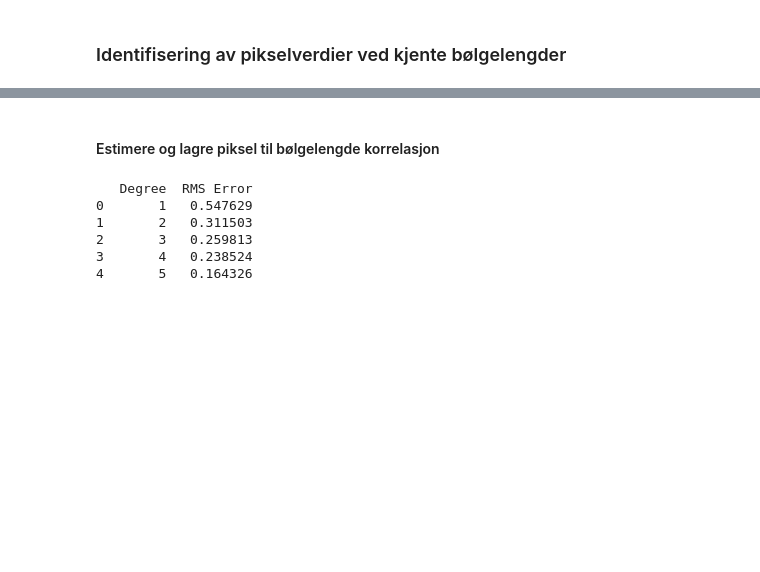
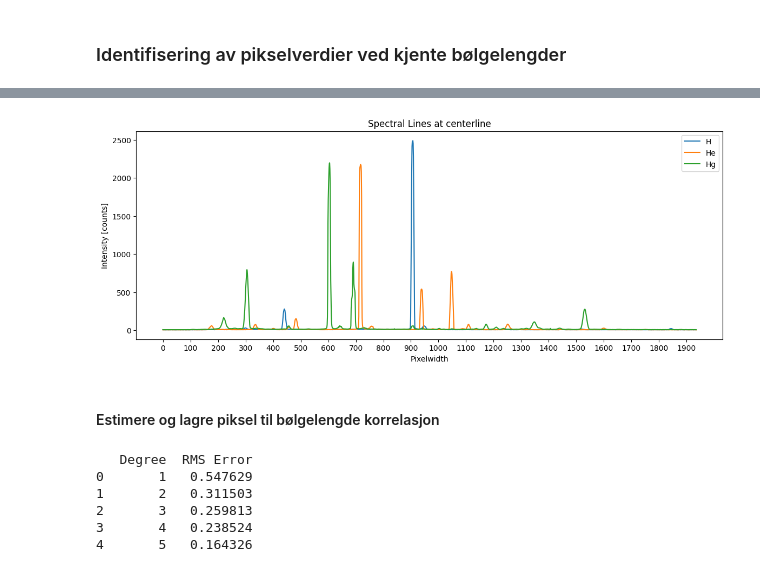
Before and after one commit to SkaugJr/TTK4265-OptiskFjernmaaling, a Jupyter notebook: Prosjekt1/01Spectral.ipynb, the cells around one changed output, grey strips where cells are left out. Cells and saved outputs as stored; diff of their text form; code cells hidden in the pictures; blank space fills up the shorter version.

```diff
--- a/Prosjekt1/01Spectral.ipynb
+++ b/Prosjekt1/01Spectral.ipynb
@@ -91,3 +61,18 @@ PixMid= PixelHeight//2
+# %%
+PixMid= PixelHeight//2
+
+plt.figure(figsize=(14, 5))
+plt.plot(H_avg_img[PixMid, :], label='H')
+plt.plot(He_avg_img[PixMid, :], label='He')
+plt.plot(Hg_avg_img[PixMid, :], label='Hg')
+plt.legend()
+plt.title('Spectral Lines at centerline')
+plt.xlabel('Pixelwidth')
+plt.ylabel('Intensity [counts]')
+plt.xticks(np.arange(0, H_avg_img.shape[1], 100))
+plt.show()
+# %% [output]
+[figure, added]
 # %% [markdown]
 #### Estimere og lagre piksel til bølgelengde korrelasjon
 # %%
```
Also changed, not shown: parts of 6 cells of this notebook, 2 other files.
